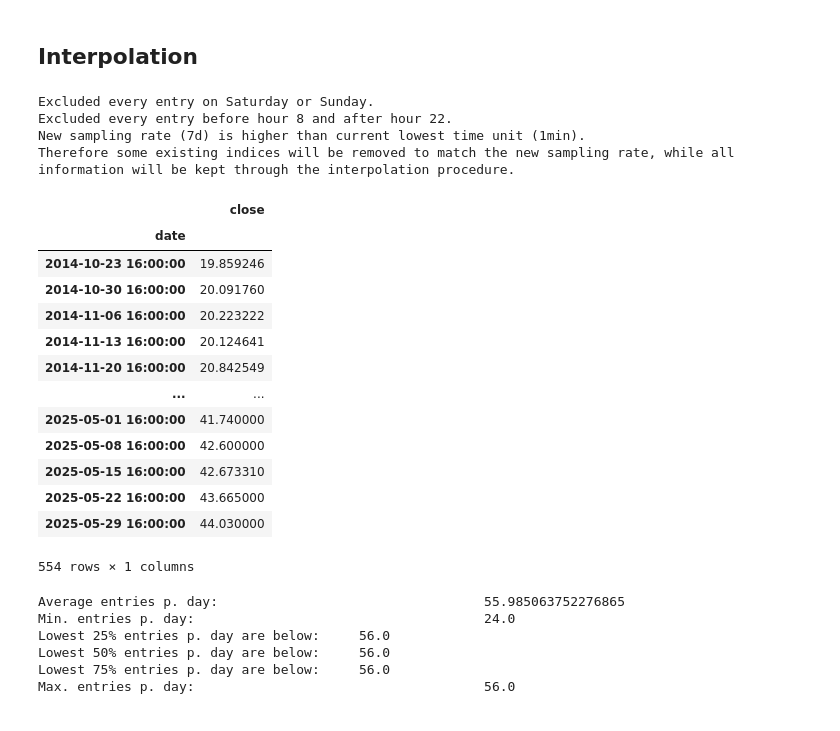
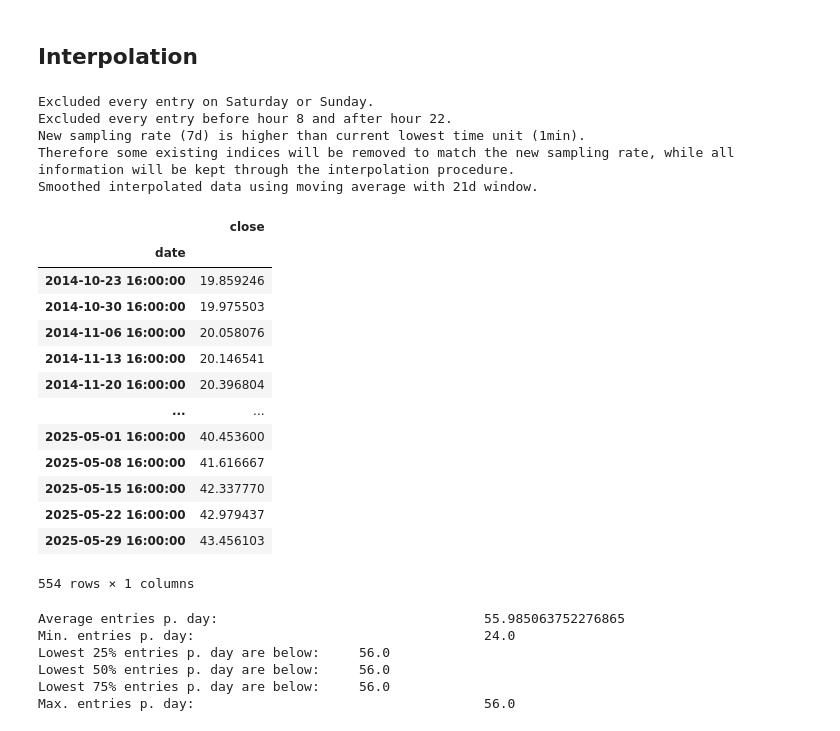
Before and after one commit to paulruesing/hybrid-rl-index-trading, a Jupyter notebook: notebooks/data_pull_dev.ipynb, the cells around one changed output. Saved outputs shown, nothing was run; the diff lists cells and outputs as text; code cells hidden in the pictures.

Commit message:
include smoothing of price data

```diff
--- a/notebooks/data_pull_dev.ipynb
+++ b/notebooks/data_pull_dev.ipynb
@@ -22,6 +22,7 @@ DATA = ROOT / "data"
 DAILY_PRICES = DATA / "daily_price_downloads"
 MINUTELY_PRICES = DATA / "minutely_price_downloads"
 INTERPOLATED_PRICES = DATA / "interpolated_prices"
+INTERPOLATED_SMOOTHED_PRICES = DATA / "interpolated_smoothed_prices"
 SAVED_MODELS = DATA / "saved_models"
 
 PRIVATE_FILES = ROOT / "private"
@@ -49,44 +50,48 @@ ValueError: Provided directory is empty!
 # %%
 # date import parameters:
 date_column = 'date'
 price_column = '4. close'
-lateset_file_path = filemgmt.most_recent_file(MINUTELY_PRICES, ".csv", "DAX")
+latest_file_path = filemgmt.most_recent_file(MINUTELY_PRICES, ".csv", "DAX")
 
 # interpolation parameters:
 sampling_rate_to_be_interpolated = '7d'
+moving_average_size = '21d'  # triple the sampling rate
 manual_operating_hours = (8, 22)
 custom_start_hour = 16
 custom_start_minute = 0
 
-interpolated_prices = preprocessing.time_interpolation_new_sampling_rate(df=pd.read_csv(lateset_file_path),
+interpolated_prices = preprocessing.time_interpolation_new_sampling_rate(df=pd.read_csv(latest_file_path),
                                                                          interpolation_column=price_column,
                                                                          datetime_column=date_column,
                                                                          new_sampling_rate=sampling_rate_to_be_interpolated,
+                                                                         moving_average_window_size=moving_average_size,
                                                                          custom_start_hour=custom_start_hour,
                                                                          custom_start_minute=custom_start_minute,
                                                                          verbose=True,
                                                                          manual_operating_hours=manual_operating_hours,
-                                                                         save_path=INTERPOLATED_PRICES,
+                                                                         save_path=INTERPOLATED_SMOOTHED_PRICES,
                                                                          save_title_identifier='DAX Close')
+
 interpolated_prices
 # %% [output]
 Excluded every entry on Saturday or Sunday.
 Excluded every entry before hour 8 and after hour 22.
 New sampling rate (7d) is higher than current lowest time unit (1min).
 Therefore some existing indices will be removed to match the new sampling rate, while all information will be kept through the interpolation procedure.
+Smoothed interpolated data using moving average with 21d window.
 |  | close |
 | date |  |
 | 2014-10-23 16:00:00 | 19.859246 |
-| 2014-10-30 16:00:00 | 20.091760 |
-| 2014-11-06 16:00:00 | 20.223222 |
-| 2014-11-13 16:00:00 | 20.124641 |
-| 2014-11-20 16:00:00 | 20.842549 |
+| 2014-10-30 16:00:00 | 19.975503 |
+| 2014-11-06 16:00:00 | 20.058076 |
+| 2014-11-13 16:00:00 | 20.146541 |
+| 2014-11-20 16:00:00 | 20.396804 |
 | ... | ... |
-| 2025-05-01 16:00:00 | 41.740000 |
-| 2025-05-08 16:00:00 | 42.600000 |
-| 2025-05-15 16:00:00 | 42.673310 |
-| 2025-05-22 16:00:00 | 43.665000 |
-| 2025-05-29 16:00:00 | 44.030000 |
+| 2025-05-01 16:00:00 | 40.453600 |
+| 2025-05-08 16:00:00 | 41.616667 |
+| 2025-05-15 16:00:00 | 42.337770 |
+| 2025-05-22 16:00:00 | 42.979437 |
+| 2025-05-29 16:00:00 | 43.456103 |
 554 rows × 1 columns
 # %%
 def print_time_index_entries_p_day(df: pd.DataFrame) -> None:
```
Also changed, not shown: 1 other file.
